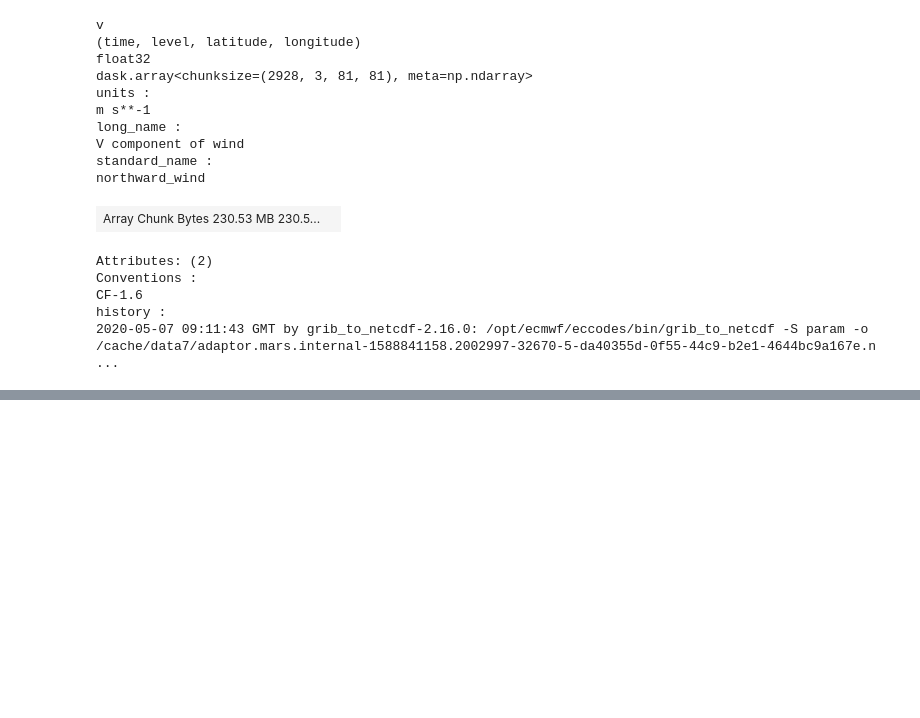
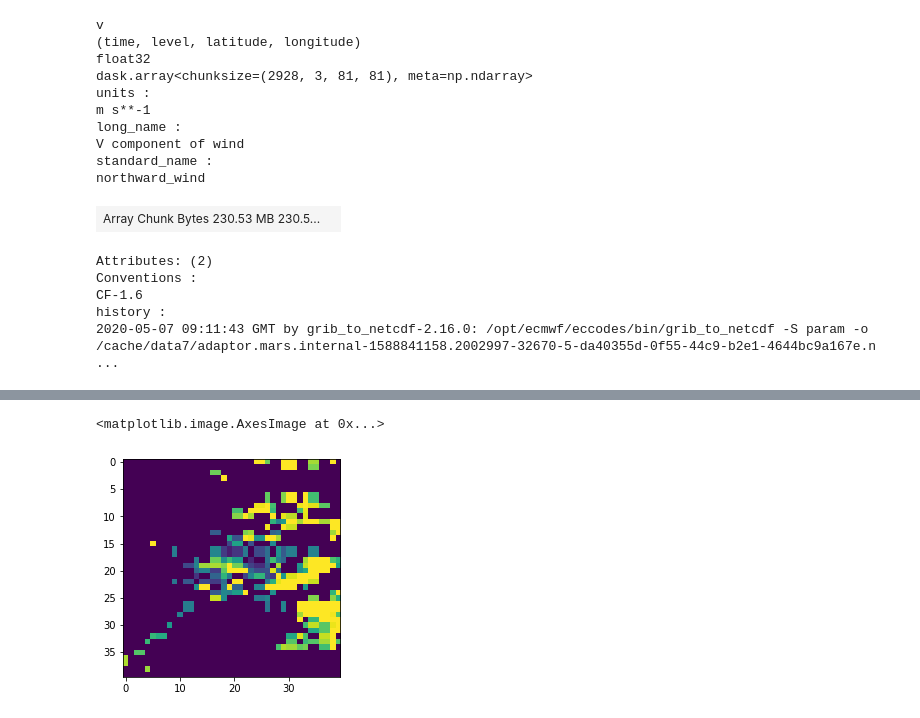
Before and after one commit to FionaLippert/birdMigration, a Jupyter notebook: visualization/h5_exploration.ipynb, the cells around one changed output, grey strips where cells are left out. Cells and saved outputs as stored; diff of their text form; code cells hidden in the pictures; blank space fills up the shorter version.

```diff
--- a/visualization/h5_exploration.ipynb
+++ b/visualization/h5_exploration.ipynb
@@ -347,0 +435,3 @@ history :
+# %%
+ds = xr.open_dataset('/home/fiona/composite_20160801T0800.nc')
+ds
@@ -347,0 +453,8 @@ history :
+# %%
+im = np.array(ds.VID.sel(time=ds.time.values[0]))
+im[np.where(im==ds.fillvalue)] = 0
+im[np.where(im > 5000)] = 5000
+plt.imshow(np.log(im+0.1))
+# %% [output]
+<matplotlib.image.AxesImage at 0x...>
+[figure, added]
```
Also changed, not shown: parts of 18 cells of this notebook, 2 other files.
